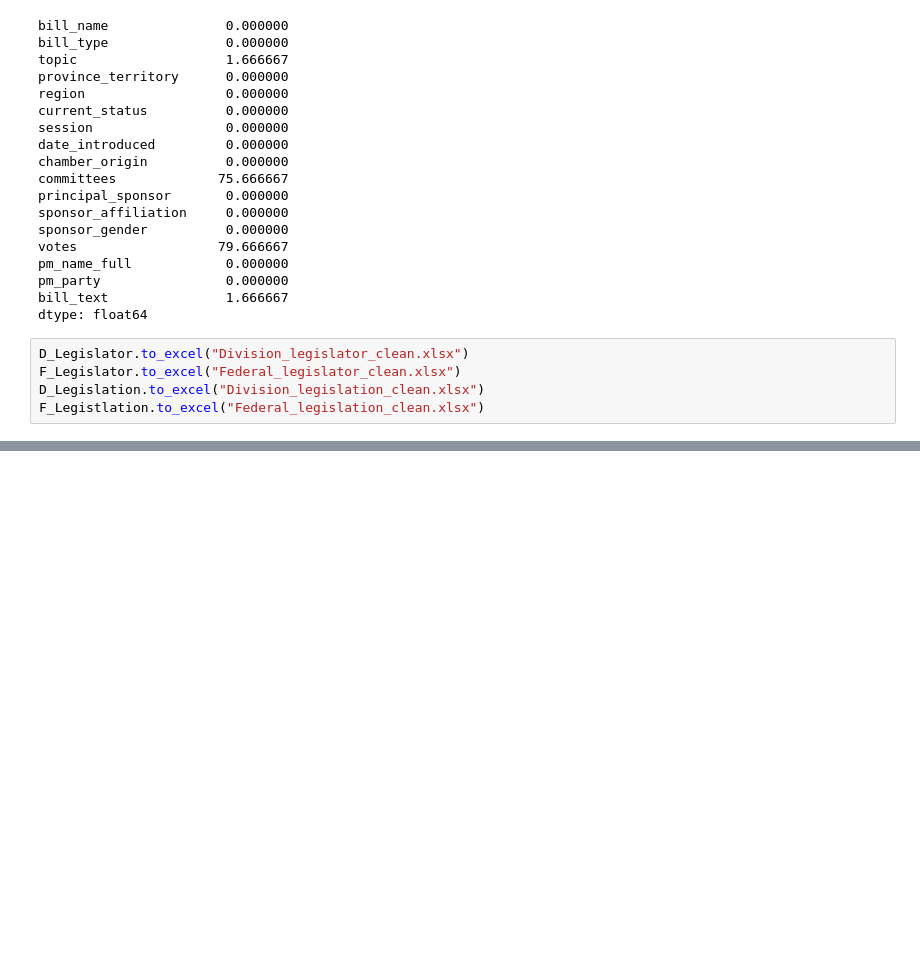
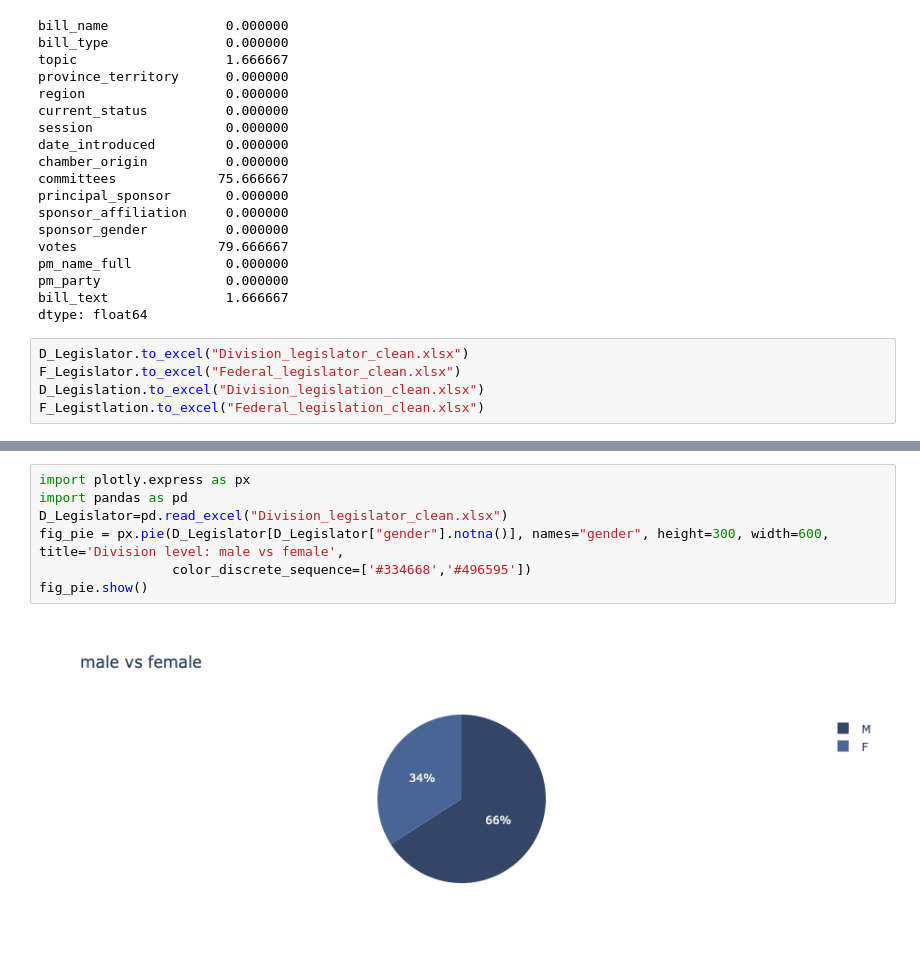
Before and after one commit to PANDASANG1231/BIRS_CIH_dashboard, a Jupyter notebook: Untitled1.ipynb, the cells around one changed output, grey strips where cells are left out. Drawn from its saved outputs; the diff is of its cells as text; blank space fills up the shorter version.

```diff
--- a/Untitled1.ipynb
+++ b/Untitled1.ipynb
@@ -108,0 +228,9 @@ Name: province_territory, dtype: int64
+# %%
+import plotly.express as px
+import pandas as pd
+D_Legislator=pd.read_excel("Division_legislator_clean.xlsx")
+fig_pie = px.pie(D_Legislator[D_Legislator["gender"].notna()], names="gender", height=300, width=600, title='Division level: male vs female',
+                 color_discrete_sequence=['#334668','#496595'])
+fig_pie.show()
+# %% [output]
+[figure, added]
```
Also changed, not shown: parts of 49 cells of this notebook, 6 other files.
